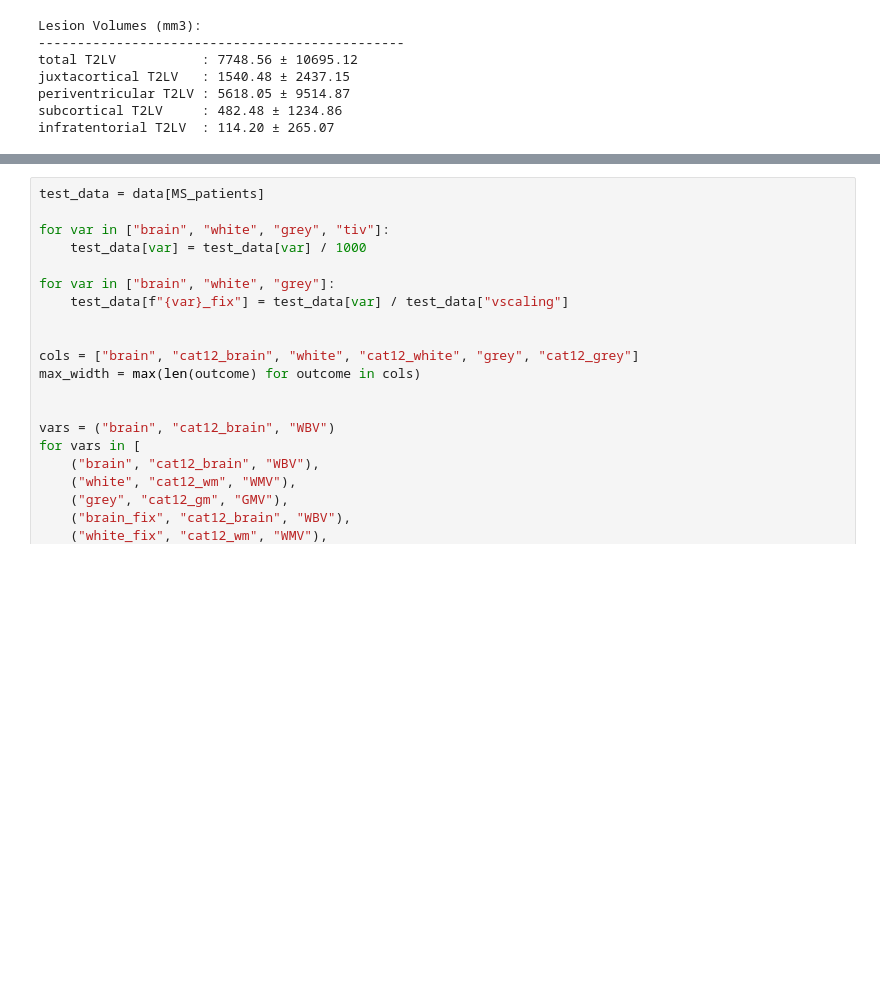
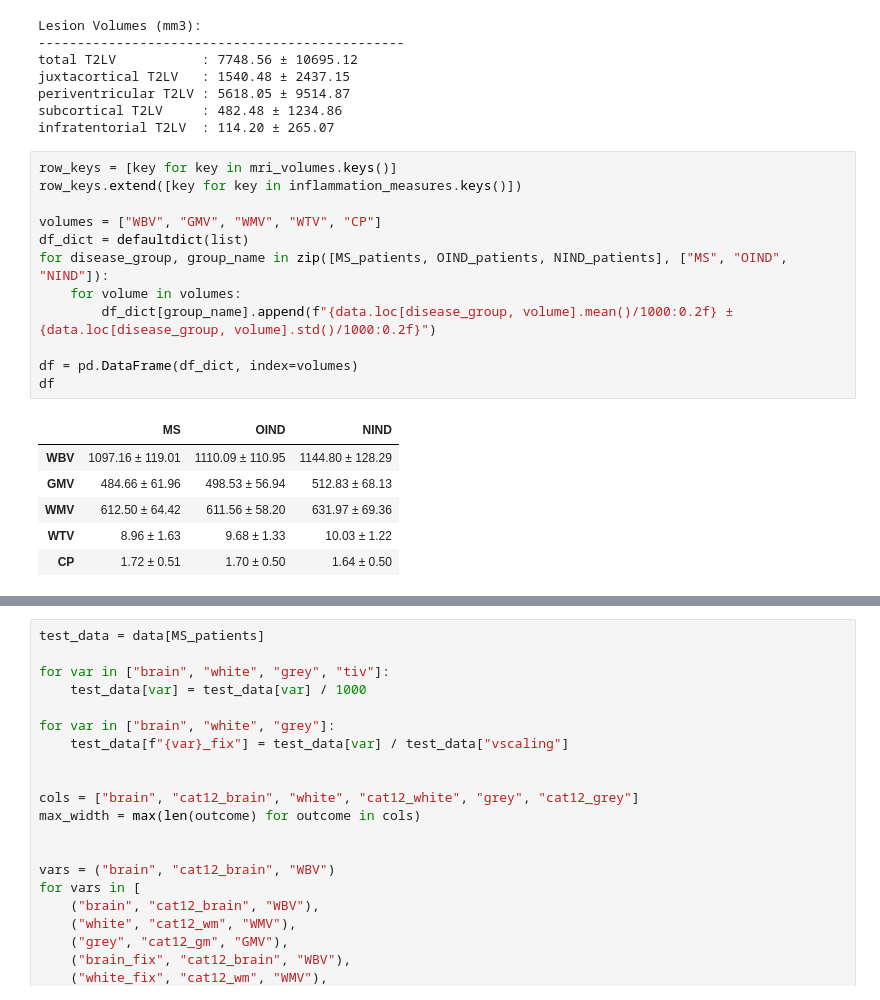
Before and after one commit to srs328/ms_mri, a Jupyter notebook: analysis/thalamus/results/0-Basic_statistics.ipynb, the cells around one changed output, grey strips where cells are left out. Cells and saved outputs as stored; diff of their text form; blank space fills up the shorter version.

```diff
--- a/analysis/thalamus/results/0-Basic_statistics.ipynb
+++ b/analysis/thalamus/results/0-Basic_statistics.ipynb
@@ -270,3 +322,22 @@ juxtacortical T2LV   : 1540.48 ± 2437.15
 periventricular T2LV : 5618.05 ± 9514.87
 subcortical T2LV     : 482.48 ± 1234.86
 infratentorial T2LV  : 114.20 ± 265.07
+# %%
+row_keys = [key for key in mri_volumes.keys()]
+row_keys.extend([key for key in inflammation_measures.keys()])
+
+volumes = ["WBV", "GMV", "WMV", "WTV", "CP"]
+df_dict = defaultdict(list)
+for disease_group, group_name in zip([MS_patients, OIND_patients, NIND_patients], ["MS", "OIND", "NIND"]):
+    for volume in volumes:
+        df_dict[group_name].append(f"{data.loc[disease_group, volume].mean()/1000:0.2f} ± {data.loc[disease_group, volume].std()/1000:0.2f}")
+
+df = pd.DataFrame(df_dict, index=volumes)
+df
+# %% [output]
+|  | MS | OIND | NIND |
+| WBV | 1097.16 ± 119.01 | 1110.09 ± 110.95 | 1144.80 ± 128.29 |
+| GMV | 484.66 ± 61.96 | 498.53 ± 56.94 | 512.83 ± 68.13 |
+| WMV | 612.50 ± 64.42 | 611.56 ± 58.20 | 631.97 ± 69.36 |
+| WTV | 8.96 ± 1.63 | 9.68 ± 1.33 | 10.03 ± 1.22 |
+| CP | 1.72 ± 0.51 | 1.70 ± 0.50 | 1.64 ± 0.50 |
```
Also changed, not shown: parts of 7 cells of this notebook, 15 other files.
